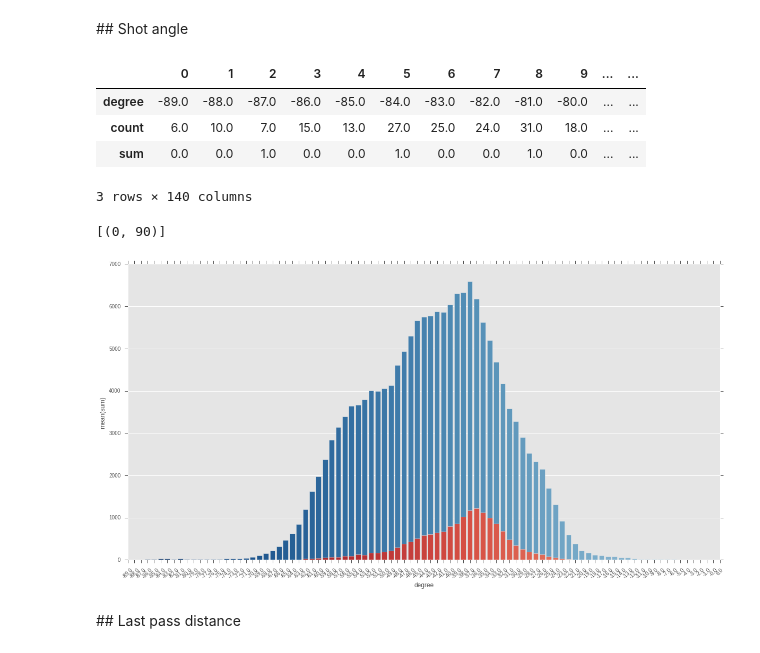
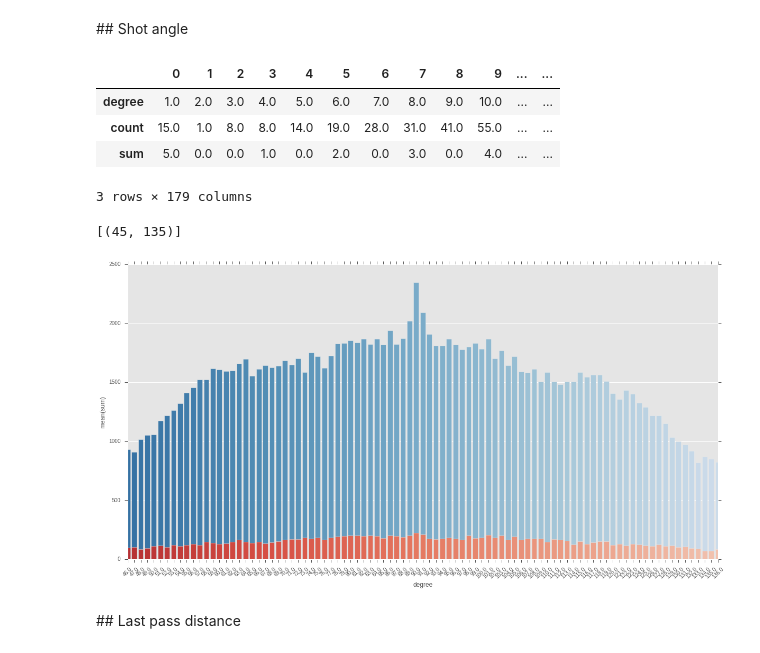
Before and after one commit to 10contre11/notebooks, a Jupyter notebook: xg_features_selection.ipynb, the cells around one changed output. Cells and saved outputs as stored; diff of their text form; code cells hidden in the pictures.

```diff
--- a/xg_features_selection.ipynb
+++ b/xg_features_selection.ipynb
@@ -68,20 +68,20 @@ p.set(xlim=(0, 60))
 # %%
 nb_shots_by_angle = shots.groupby(shots['degree'].apply(lambda x: round(x, 0))).agg(['count', 'sum'])['goal']
 nb_shots_by_angle.reset_index(inplace=True)
 
 display(nb_shots_by_angle.T)
 p = sns.barplot(x="degree", y="count", data=nb_shots_by_angle, palette=color1)
 p = sns.barplot(x="degree", y="sum", data=nb_shots_by_angle, palette=color2)
 p.set_xticklabels(labels = p.get_xticklabels(), rotation=45)
-p.set(xlim=(0, 90))
+p.set(xlim=(45, 135))
 # %% [output]
 |  | 0 | 1 | 2 | 3 | 4 | 5 | 6 | 7 | 8 | 9 | ... | ... |
-| degree | -89.0 | -88.0 | -87.0 | -86.0 | -85.0 | -84.0 | -83.0 | -82.0 | -81.0 | -80.0 | ... | ... |
-| count | 6.0 | 10.0 | 7.0 | 15.0 | 13.0 | 27.0 | 25.0 | 24.0 | 31.0 | 18.0 | ... | ... |
-| sum | 0.0 | 0.0 | 1.0 | 0.0 | 0.0 | 1.0 | 0.0 | 0.0 | 1.0 | 0.0 | ... | ... |
+| degree | 1.0 | 2.0 | 3.0 | 4.0 | 5.0 | 6.0 | 7.0 | 8.0 | 9.0 | 10.0 | ... | ... |
+| count | 15.0 | 1.0 | 8.0 | 8.0 | 14.0 | 19.0 | 28.0 | 31.0 | 41.0 | 55.0 | ... | ... |
+| sum | 5.0 | 0.0 | 0.0 | 1.0 | 0.0 | 2.0 | 0.0 | 3.0 | 0.0 | 4.0 | ... | ... |
-3 rows × 140 columns
+3 rows × 179 columns
-[(0, 90)]
+[(45, 135)]
-[figure, old version]
+[figure, new version]
 # %% [markdown]
 ## Last pass distance
 # %%
```
Also changed, not shown: parts of 2 cells of this notebook.
